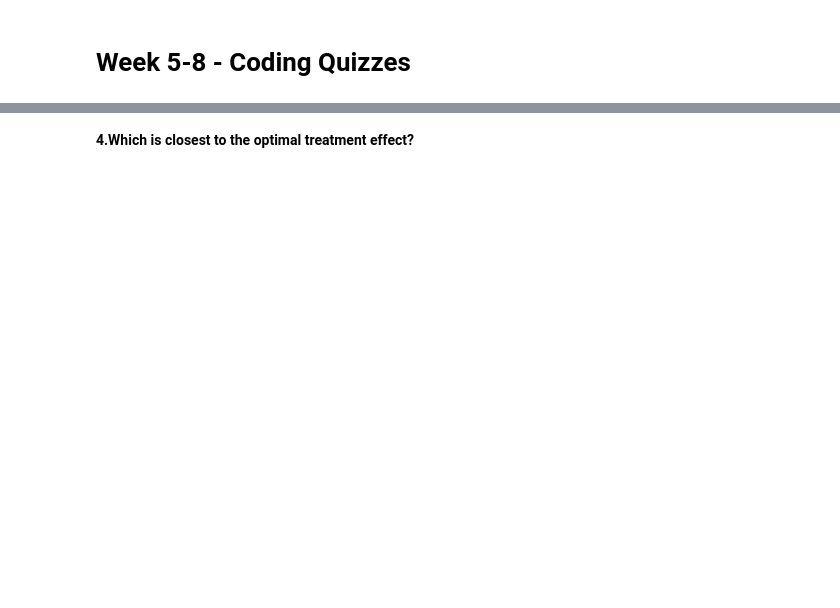
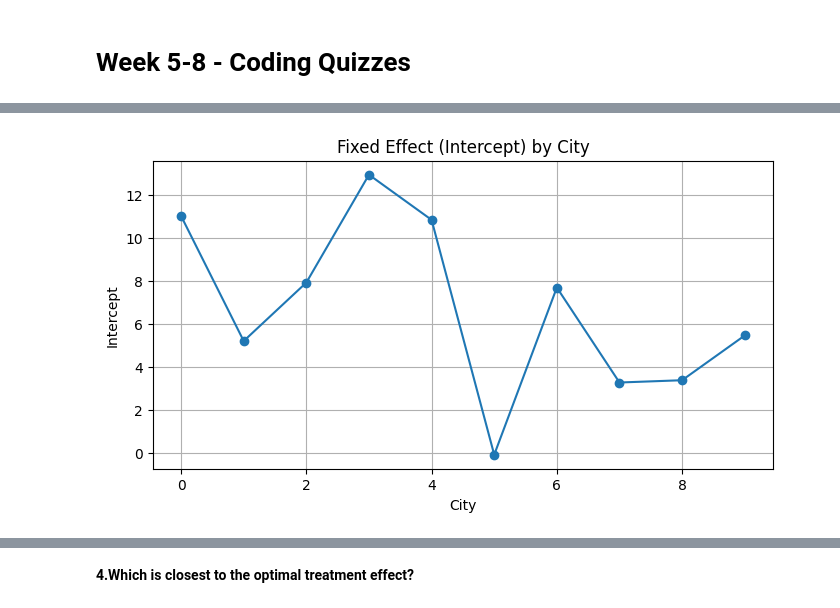
Before and after one commit to muathdb/Week-9-12-coding-quizzes, a Jupyter notebook: Week 9-12 coding Quizzes-abusamreh-Muath.ipynb, the cells around one changed output, grey strips where cells are left out. Saved outputs shown, nothing was run; the diff lists cells and outputs as text; code cells hidden in the pictures; blank space fills up the shorter version.

```diff
--- a/Week 9-12 coding Quizzes-abusamreh-Muath.ipynb
+++ b/Week 9-12 coding Quizzes-abusamreh-Muath.ipynb
@@ -308,0 +311,25 @@ Average Treatment Effect on the Untreated (ATU): 1.549
+# %%
+# Compute intercepts manually for each city
+city_effects = []
+cities = sorted(df['city'].unique())
+
+for c in cities:
+    df_city = df[df['city'] == c]
+    X = df_city['X'].values
+    y = df_city['y'].values
+
+    # Manual OLS: beta = Cov(X,y)/Var(X), intercept = mean(y) - beta*mean(X)
+    beta = np.cov(X, y, bias=True)[0, 1] / np.var(X)
+    intercept = np.mean(y) - beta * np.mean(X)
+    city_effects.append(intercept)
+
+# Plot the intercepts
+plt.figure(figsize=(8, 4))
+plt.plot(cities, city_effects, marker='o')
+plt.title("Fixed Effect (Intercept) by City")
+plt.xlabel("City")
+plt.ylabel("Intercept")
+plt.grid(True)
+plt.show()
+# %% [output]
+[figure, added]
```
Also changed, not shown: parts of 44 cells of this notebook.
